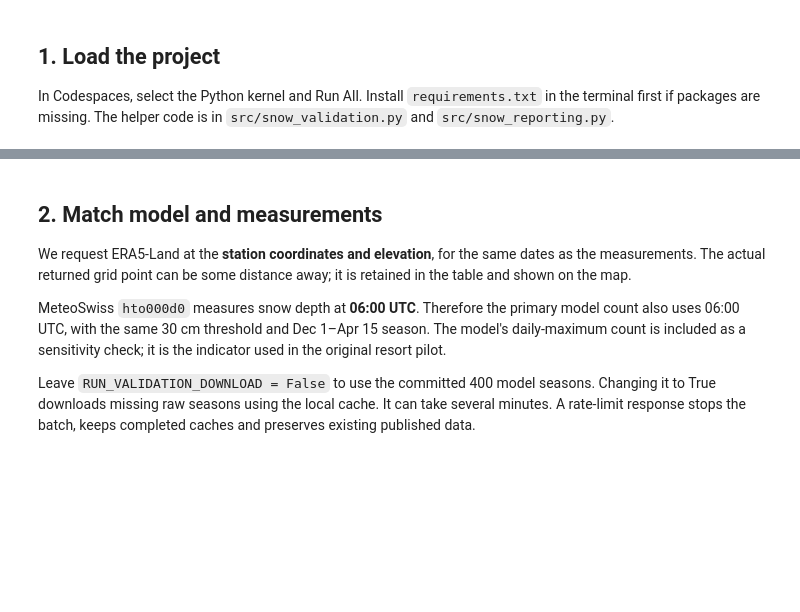
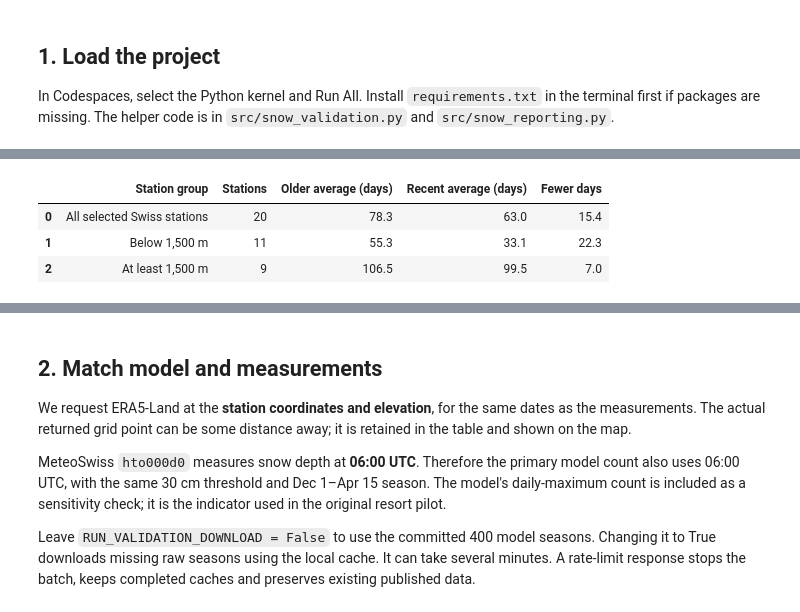
Before and after one commit to lucaricco12/sci-alpi, a Jupyter notebook: notebooks/03.2_snow_analysis.ipynb, the cells around one changed output, grey strips where cells are left out. Saved outputs shown, nothing was run; the diff lists cells and outputs as text; code cells hidden in the pictures; blank space fills up the shorter version.

Commit message:
Explain measured snow changes and test grid-selection sensitivity

```diff
--- a/notebooks/03.2_snow_analysis.ipynb
+++ b/notebooks/03.2_snow_analysis.ipynb
@@ -27,0 +40,16 @@ print(f"Measured input: {observations.station_id.nunique()} stations, {len(obser
+# %%
+measured_summary = build_plain_summary(root)
+readable = measured_summary[["elevation_group", "n_stations", "days_past", "days_recent", "lost_days"]].copy()
+readable["elevation_group"] = readable["elevation_group"].map({
+    "all_stations": "All selected Swiss stations",
+    "below_1500m": "Below 1,500 m",
+    "at_least_1500m": "At least 1,500 m",
+})
+readable.columns = ["Station group", "Stations", "Older average (days)", "Recent average (days)", "Fewer days"]
+display(readable.round(1))
+print("These are 20 selected Swiss stations above 1,000 m, not all Alpine resorts.")
+# %% [output]
+|  | Station group | Stations | Older average (days) | Recent average (days) | Fewer days |
+| 0 | All selected Swiss stations | 20 | 78.3 | 63.0 | 15.4 |
+| 1 | Below 1,500 m | 11 | 55.3 | 33.1 | 22.3 |
+| 2 | At least 1,500 m | 9 | 106.5 | 99.5 | 7.0 |
```
Also changed, not shown: parts of 6 cells of this notebook, 19 other files.
